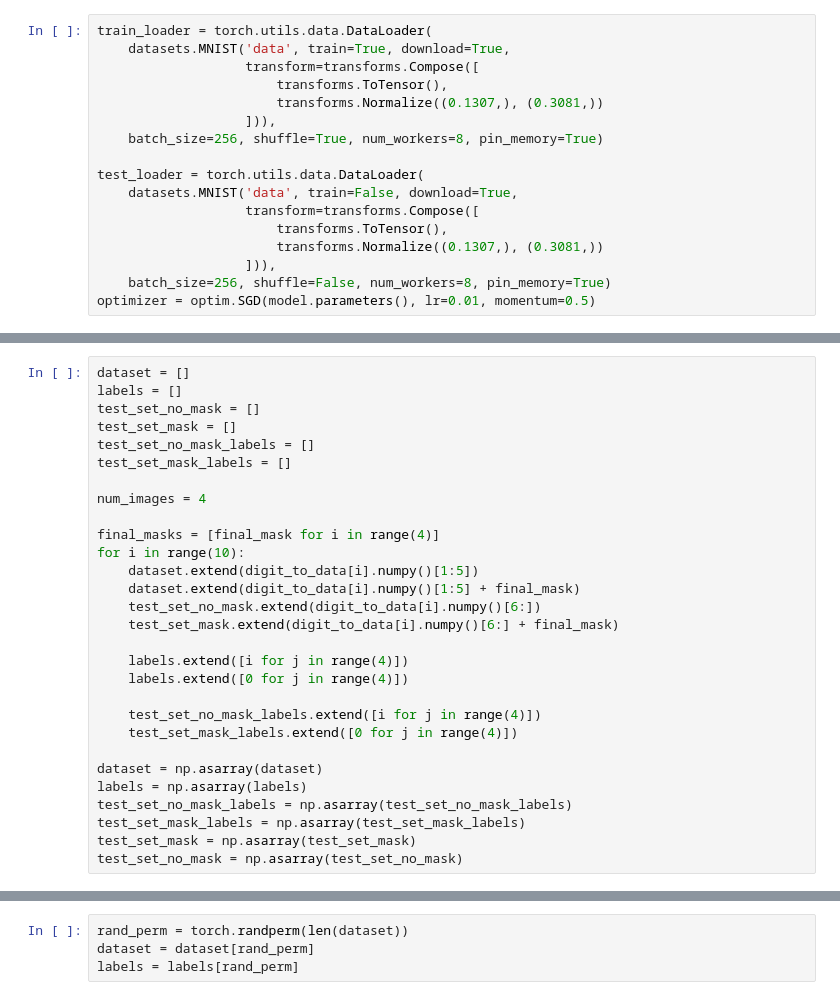
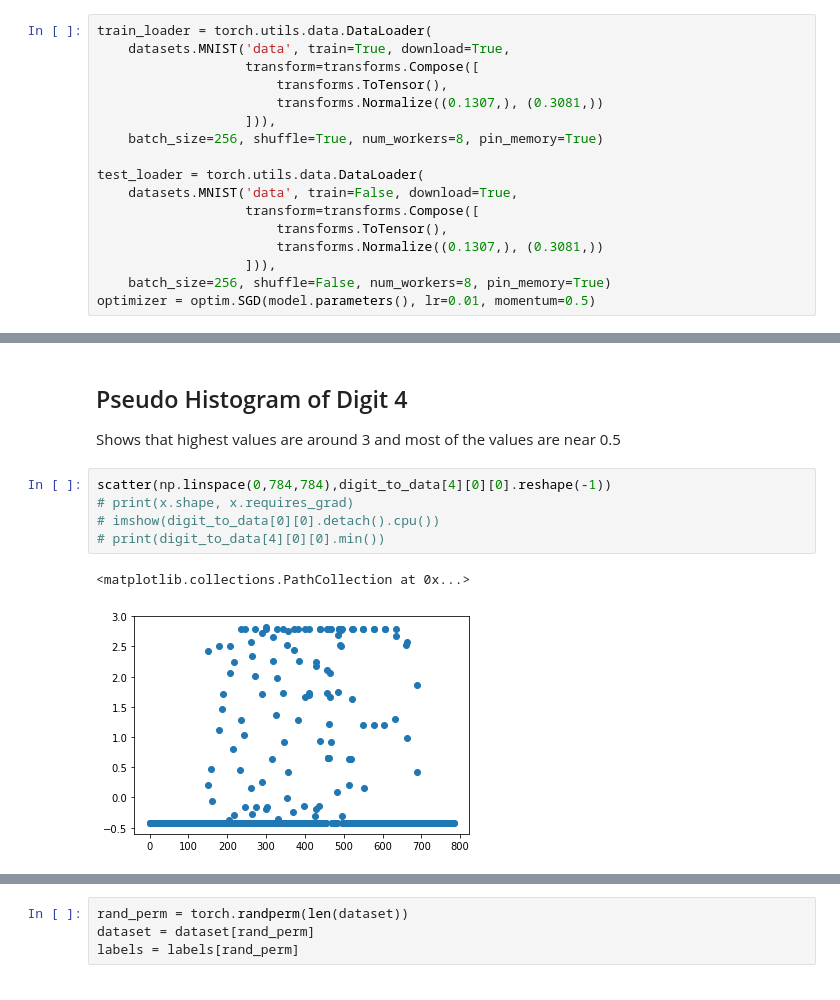
Before and after one commit to praateekmahajan/TrojanNN-Pytorch, a Jupyter notebook: final.ipynb, the cells around one changed output, grey strips where cells are left out. Saved outputs shown, nothing was run; the diff lists cells and outputs as text.

```diff
--- a/final.ipynb
+++ b/final.ipynb
@@ -377,29 +148,0 @@ final_mask = apple_uniform_torch[0].detach().cpu().numpy()
-# %%
-dataset = []
-labels = []
-test_set_no_mask = []
-test_set_mask = []
-test_set_no_mask_labels = []
-test_set_mask_labels = []
-
-num_images = 4
-
-final_masks = [final_mask for i in range(4)]
-for i in range(10):
-    dataset.extend(digit_to_data[i].numpy()[1:5])
-    dataset.extend(digit_to_data[i].numpy()[1:5] + final_mask)
-    test_set_no_mask.extend(digit_to_data[i].numpy()[6:])
-    test_set_mask.extend(digit_to_data[i].numpy()[6:] + final_mask)
-
-    labels.extend([i for j in range(4)])
-    labels.extend([0 for j in range(4)])
-
-    test_set_no_mask_labels.extend([i for j in range(4)])
-    test_set_mask_labels.extend([0 for j in range(4)])
-
-dataset = np.asarray(dataset)
-labels = np.asarray(labels)
-test_set_no_mask_labels = np.asarray(test_set_no_mask_labels)
-test_set_mask_labels = np.asarray(test_set_mask_labels)
-test_set_mask = np.asarray(test_set_mask)
-test_set_no_mask = np.asarray(test_set_no_mask)
@@ -445,0 +233,11 @@ tensor(0, device='cuda:0')
+# %% [markdown]
+## Pseudo Histogram of Digit 4
+Shows that highest values are around 3 and most of the values are near 0.5
+# %%
+scatter(np.linspace(0,784,784),digit_to_data[4][0][0].reshape(-1))
+# print(x.shape, x.requires_grad)
+# imshow(digit_to_data[0][0].detach().cpu())
+# print(digit_to_data[4][0][0].min())
+# %% [output]
+<matplotlib.collections.PathCollection at 0x...>
+[figure, added]
```
Also changed, not shown: parts of 79 cells of this notebook.
